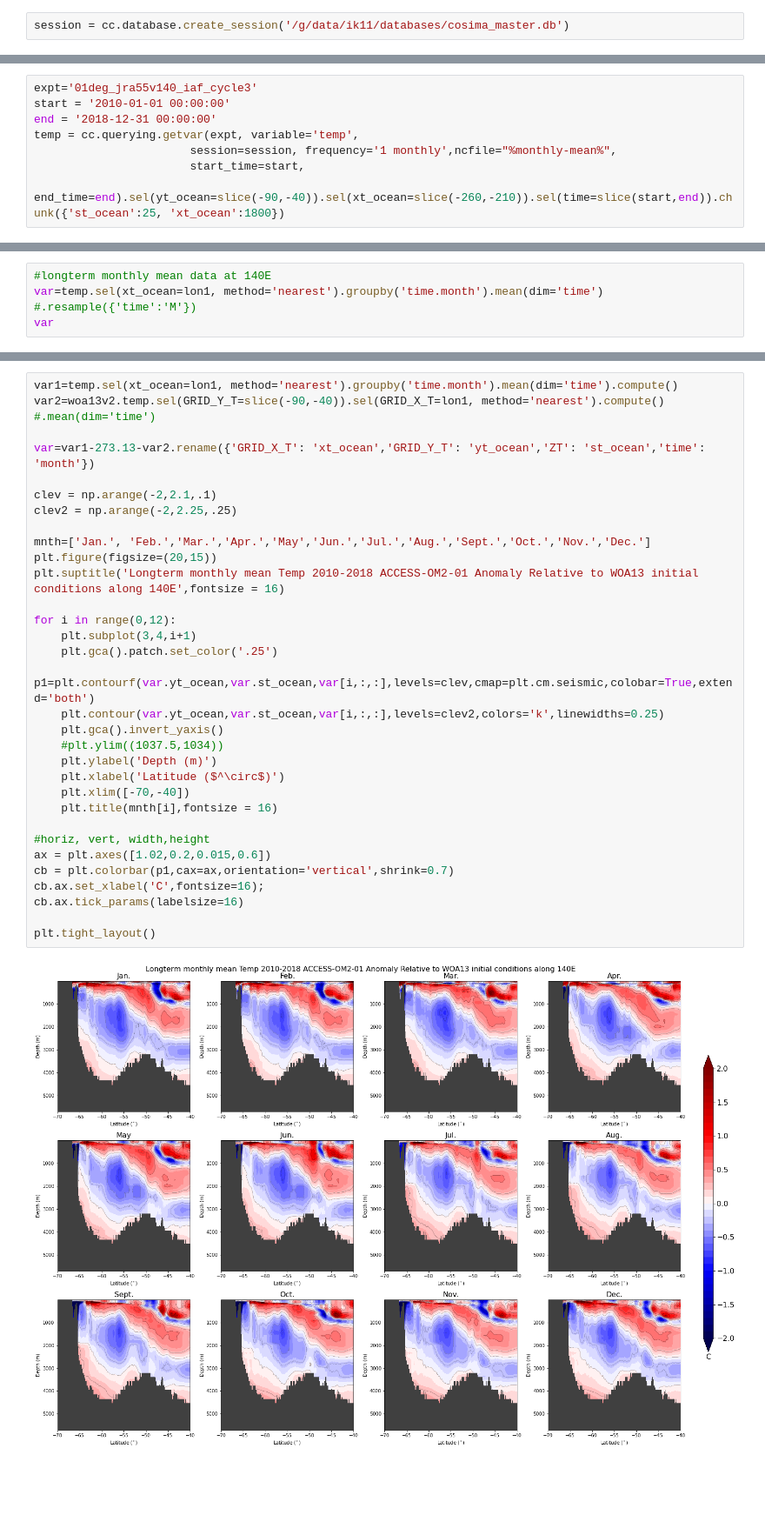
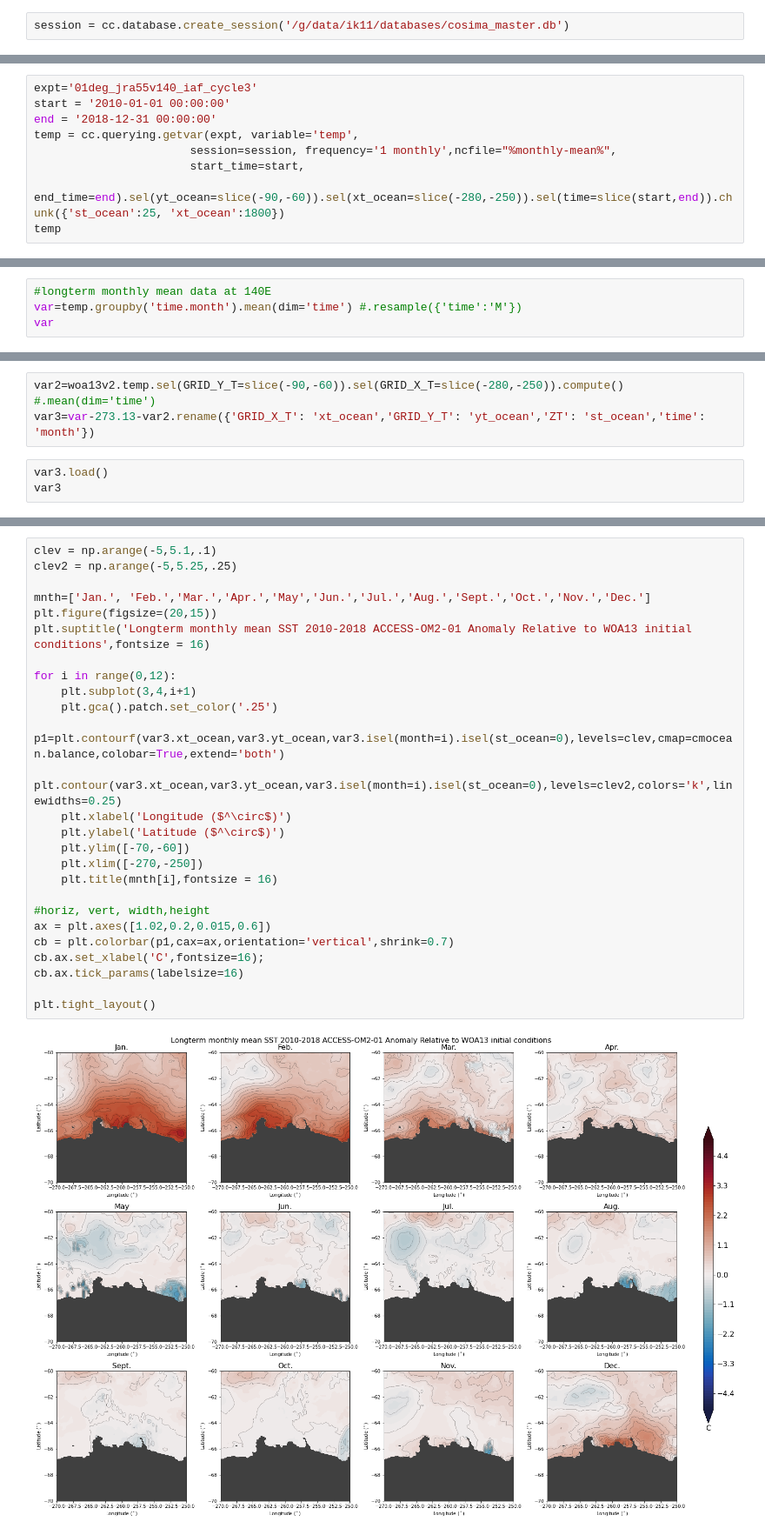
Before and after one commit to PaulSpence/Denman2024Voyage, a Jupyter notebook: notebooks/temp_accessom2_01.ipynb, the cells around one changed output, grey strips where cells are left out. Shown at 87% size. Cells and saved outputs as stored; diff of their text form; blank space fills up the shorter version.

```diff
--- a/notebooks/temp_accessom2_01.ipynb
+++ b/notebooks/temp_accessom2_01.ipynb
@@ -151,4 +90,5 @@ end = '2018-12-31 00:00:00'
 temp = cc.querying.getvar(expt, variable='temp',
                        session=session, frequency='1 monthly',ncfile="%monthly-mean%",
                        start_time=start,
-                       end_time=end).sel(yt_ocean=slice(-90,-40)).sel(xt_ocean=slice(-260,-210)).sel(time=slice(start,end)).chunk({'st_ocean':25, 'xt_ocean':1800})
+                       end_time=end).sel(yt_ocean=slice(-90,-60)).sel(xt_ocean=slice(-280,-250)).sel(time=slice(start,end)).chunk({'st_ocean':25, 'xt_ocean':1800})
+temp
@@ -217,5 +122,5 @@ plt.tight_layout()
 # %%
 #longterm monthly mean data at 140E
-var=temp.sel(xt_ocean=lon1, method='nearest').groupby('time.month').mean(dim='time') #.resample({'time':'M'})
+var=temp.groupby('time.month').mean(dim='time') #.resample({'time':'M'})
 var
 # %% [output]
@@ -275,0 +183,6 @@ plt.tight_layout()
+# %%
+var2=woa13v2.temp.sel(GRID_Y_T=slice(-90,-60)).sel(GRID_X_T=slice(-280,-250)).compute() #.mean(dim='time')
+var3=var-273.13-var2.rename({'GRID_X_T': 'xt_ocean','GRID_Y_T': 'yt_ocean','ZT': 'st_ocean','time': 'month'})
+# %%
+var3.load()
+var3
@@ -276,34 +207,28 @@ plt.tight_layout()
 # %%
-var1=temp.sel(xt_ocean=lon1, method='nearest').groupby('time.month').mean(dim='time').compute()
-var2=woa13v2.temp.sel(GRID_Y_T=slice(-90,-40)).sel(GRID_X_T=lon1, method='nearest').compute() #.mean(dim='time')
-
-var=var1-273.13-var2.rename({'GRID_X_T': 'xt_ocean','GRID_Y_T': 'yt_ocean','ZT': 'st_ocean','time': 'month'})
-
-clev = np.arange(-2,2.1,.1)
-clev2 = np.arange(-2,2.25,.25)
+clev = np.arange(-5,5.1,.1)
+clev2 = np.arange(-5,5.25,.25)
 
 mnth=['Jan.', 'Feb.','Mar.','Apr.','May','Jun.','Jul.','Aug.','Sept.','Oct.','Nov.','Dec.']
 plt.figure(figsize=(20,15))
-plt.suptitle('Longterm monthly mean Temp 2010-2018 ACCESS-OM2-01 Anomaly Relative to WOA13 initial conditions along 140E',fontsize = 16)
+plt.suptitle('Longterm monthly mean SST 2010-2018 ACCESS-OM2-01 Anomaly Relative to WOA13 initial conditions',fontsize = 16)
 
 for i in range(0,12):
     plt.subplot(3,4,i+1)
     plt.gca().patch.set_color('.25')
-    p1=plt.contourf(var.yt_ocean,var.st_ocean,var[i,:,:],levels=clev,cmap=plt.cm.seismic,colobar=True,extend='both')
-    plt.contour(var.yt_ocean,var.st_ocean,var[i,:,:],levels=clev2,colors='k',linewidths=0.25)
-    plt.gca().invert_yaxis()
-    #plt.ylim((1037.5,1034))
-    plt.ylabel('Depth (m)')
-    plt.xlabel('Latitude ($^\circ$)')
-    plt.xlim([-70,-40])
+    p1=plt.contourf(var3.xt_ocean,var3.yt_ocean,var3.isel(month=i).isel(st_ocean=0),levels=clev,cmap=cmocean.balance,colobar=True,extend='both')
+    plt.contour(var3.xt_ocean,var3.yt_ocean,var3.isel(month=i).isel(st_ocean=0),levels=clev2,colors='k',linewidths=0.25)
+    plt.xlabel('Longitude ($^\circ$)')
+    plt.ylabel('Latitude ($^\circ$)')
+    plt.ylim([-70,-60])
+    plt.xlim([-270,-250])
     plt.title(mnth[i],fontsize = 16)
 
 #horiz, vert, width,height
 ax = plt.axes([1.02,0.2,0.015,0.6])
 cb = plt.colorbar(p1,cax=ax,orientation='vertical',shrink=0.7)
 cb.ax.set_xlabel('C',fontsize=16);
 cb.ax.tick_params(labelsize=16)
 
 plt.tight_layout()
 # %% [output]
-[figure, old version]
+[figure, new version]
```
Also changed, not shown: parts of 12 cells of this notebook, 1 other file.
